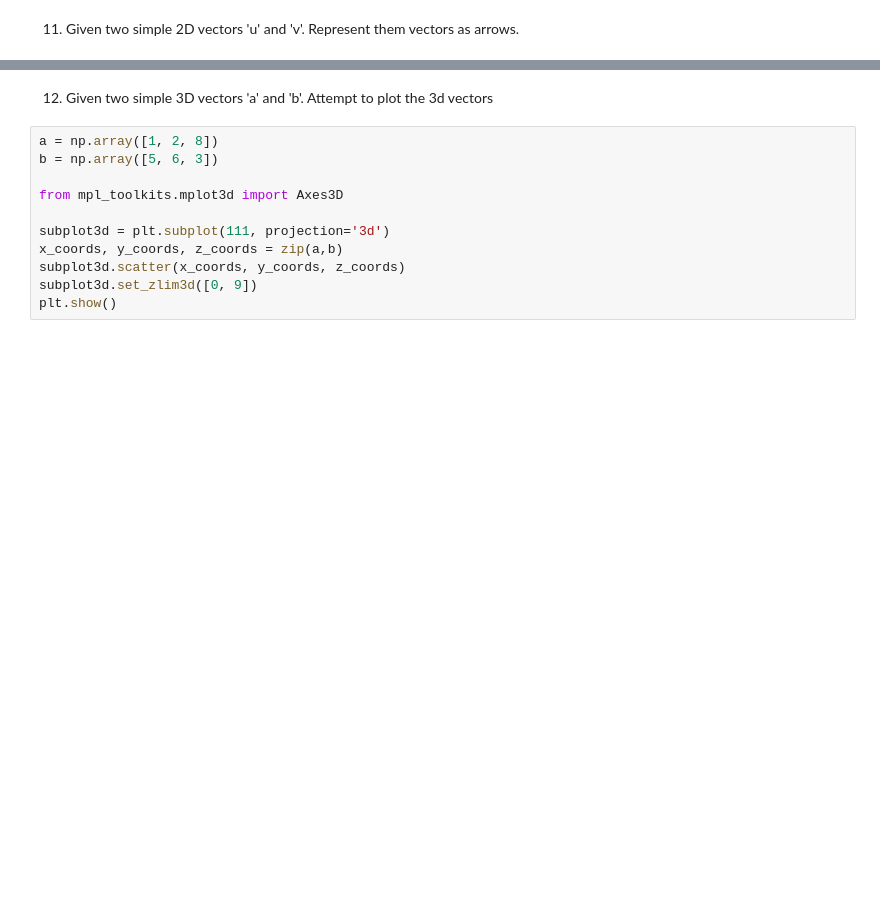
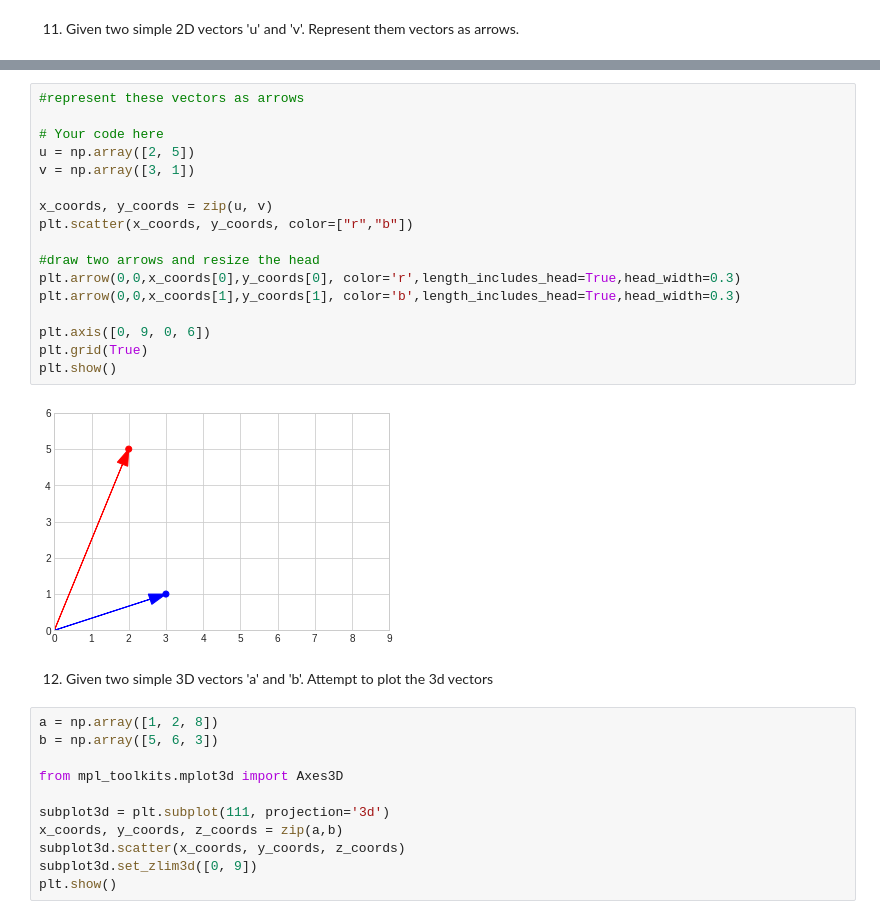
Before and after one commit to ruke1ire/AIT, a Jupyter notebook: Programming/JupyterLab/Python-for-DS-AI/rom_assignments/Assignment 4 - Matplotlib-st121411.ipynb, the cells around one changed output, grey strips where cells are left out. Drawn from its saved outputs; the diff is of its cells as text; blank space fills up the shorter version.

```diff
--- a/Programming/JupyterLab/Python-for-DS-AI/rom_assignments/Assignment 4 - Matplotlib-st121411.ipynb
+++ b/Programming/JupyterLab/Python-for-DS-AI/rom_assignments/Assignment 4 - Matplotlib-st121411.ipynb
@@ -447,3 +484,22 @@ test one two
+# %%
+#represent these vectors as arrows
+
+# Your code here
+u = np.array([2, 5])
+v = np.array([3, 1])
+
+x_coords, y_coords = zip(u, v)
+plt.scatter(x_coords, y_coords, color=["r","b"])
+
+#draw two arrows and resize the head
+plt.arrow(0,0,x_coords[0],y_coords[0], color='r',length_includes_head=True,head_width=0.3)
+plt.arrow(0,0,x_coords[1],y_coords[1], color='b',length_includes_head=True,head_width=0.3)
+
+plt.axis([0, 9, 0, 6])
+plt.grid(True)
+plt.show()
+# %% [output]
+[figure, added]
 # %% [markdown]
 12. Given two simple 3D vectors 'a' and 'b'. Attempt to plot the 3d vectors
 # %%
```
Also changed, not shown: parts of 17 cells of this notebook.
